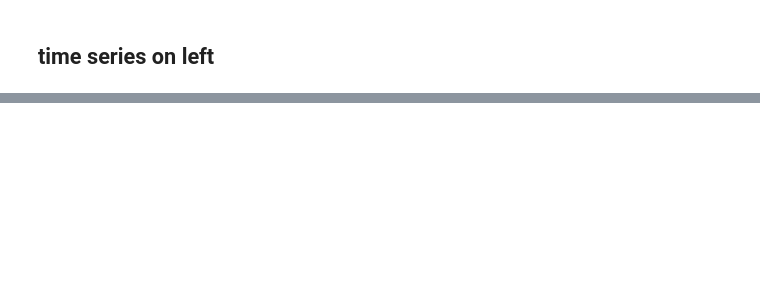
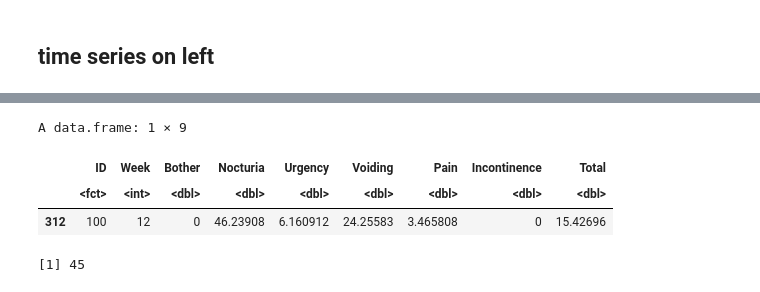
Before and after one commit to nuitrcs/Griffith_LURN_dashboard, a Jupyter notebook: jupyter/AMGtest.ipynb, the cells around one changed output, grey strips where cells are left out. Cells and saved outputs as stored; diff of their text form; code cells hidden in the pictures; blank space fills up the shorter version.

```diff
--- a/jupyter/AMGtest.ipynb
+++ b/jupyter/AMGtest.ipynb
@@ -1769,0 +1654,11 @@ library(ggnewscale)
+# %%
+syn_week_dat[input_params$patient_row, ]
+# %% [output]
+A data.frame: 1 × 9
+|  | ID | Week | Bother | Nocturia | Urgency | Voiding | Pain | Incontinence | Total |
+|  | <fct> | <int> | <dbl> | <dbl> | <dbl> | <dbl> | <dbl> | <dbl> | <dbl> |
+| 312 | 100 | 12 | 0 | 46.23908 | 6.160912 | 24.25583 | 3.465808 | 0 | 15.42696 |
+# %%
+input_params$patient_row
+# %% [output]
+[1] 45
```
Also changed, not shown: parts of 9 cells of this notebook, 1 other file.
